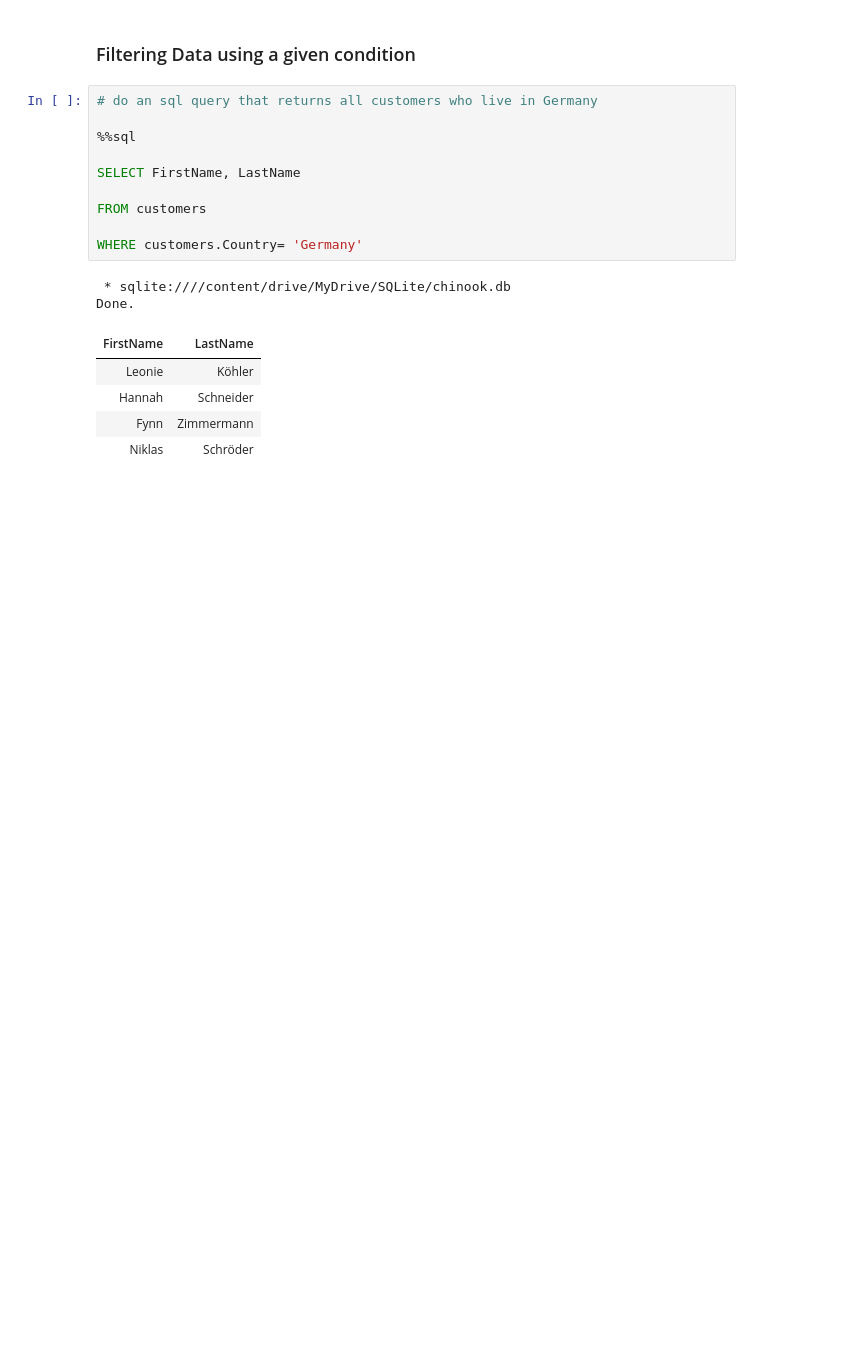
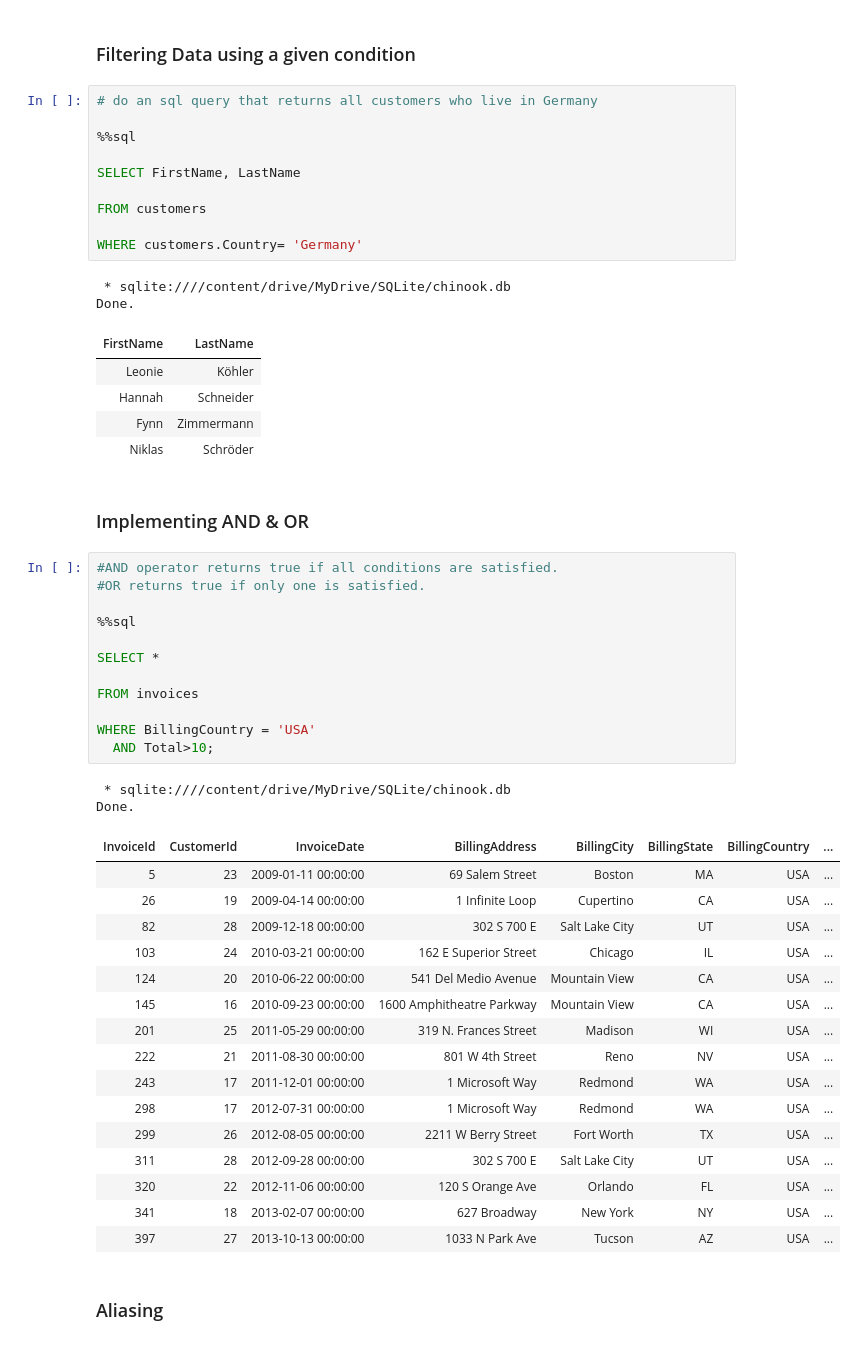
Before and after one commit to mandem296/SQLite-Chinook, a Jupyter notebook: SQLite_PowerBi_Challenge.ipynb, the cells around one changed output. Drawn from its saved outputs; the diff is of its cells as text; blank space fills up the shorter version.

```diff
--- a/SQLite_PowerBi_Challenge.ipynb
+++ b/SQLite_PowerBi_Challenge.ipynb
@@ -292,3 +292,38 @@ Done.
 | Hannah | Schneider |
 | Fynn | Zimmermann |
 | Niklas | Schröder |
+# %% [markdown]
+### Implementing AND & OR
+# %%
+#AND operator returns true if all conditions are satisfied.
+#OR returns true if only one is satisfied.
+
+%%sql
+
+SELECT *
+
+FROM invoices
+
+WHERE BillingCountry = 'USA'
+  AND Total>10;
+# %% [output]
+ * sqlite:////content/drive/MyDrive/SQLite/chinook.db
+Done.
+| InvoiceId | CustomerId | InvoiceDate | BillingAddress | BillingCity | BillingState | BillingCountry | ... |
+| 5 | 23 | 2009-01-11 00:00:00 | 69 Salem Street | Boston | MA | USA | ... |
+| 26 | 19 | 2009-04-14 00:00:00 | 1 Infinite Loop | Cupertino | CA | USA | ... |
+| 82 | 28 | 2009-12-18 00:00:00 | 302 S 700 E | Salt Lake City | UT | USA | ... |
+| 103 | 24 | 2010-03-21 00:00:00 | 162 E Superior Street | Chicago | IL | USA | ... |
+| 124 | 20 | 2010-06-22 00:00:00 | 541 Del Medio Avenue | Mountain View | CA | USA | ... |
+| 145 | 16 | 2010-09-23 00:00:00 | 1600 Amphitheatre Parkway | Mountain View | CA | USA | ... |
+| 201 | 25 | 2011-05-29 00:00:00 | 319 N. Frances Street | Madison | WI | USA | ... |
+| 222 | 21 | 2011-08-30 00:00:00 | 801 W 4th Street | Reno | NV | USA | ... |
+| 243 | 17 | 2011-12-01 00:00:00 | 1 Microsoft Way | Redmond | WA | USA | ... |
+| 298 | 17 | 2012-07-31 00:00:00 | 1 Microsoft Way | Redmond | WA | USA | ... |
+| 299 | 26 | 2012-08-05 00:00:00 | 2211 W Berry Street | Fort Worth | TX | USA | ... |
+| 311 | 28 | 2012-09-28 00:00:00 | 302 S 700 E | Salt Lake City | UT | USA | ... |
+| 320 | 22 | 2012-11-06 00:00:00 | 120 S Orange Ave | Orlando | FL | USA | ... |
+| 341 | 18 | 2013-02-07 00:00:00 | 627 Broadway | New York | NY | USA | ... |
+| 397 | 27 | 2013-10-13 00:00:00 | 1033 N Park Ave | Tucson | AZ | USA | ... |
+# %% [markdown]
+### Aliasing
```
